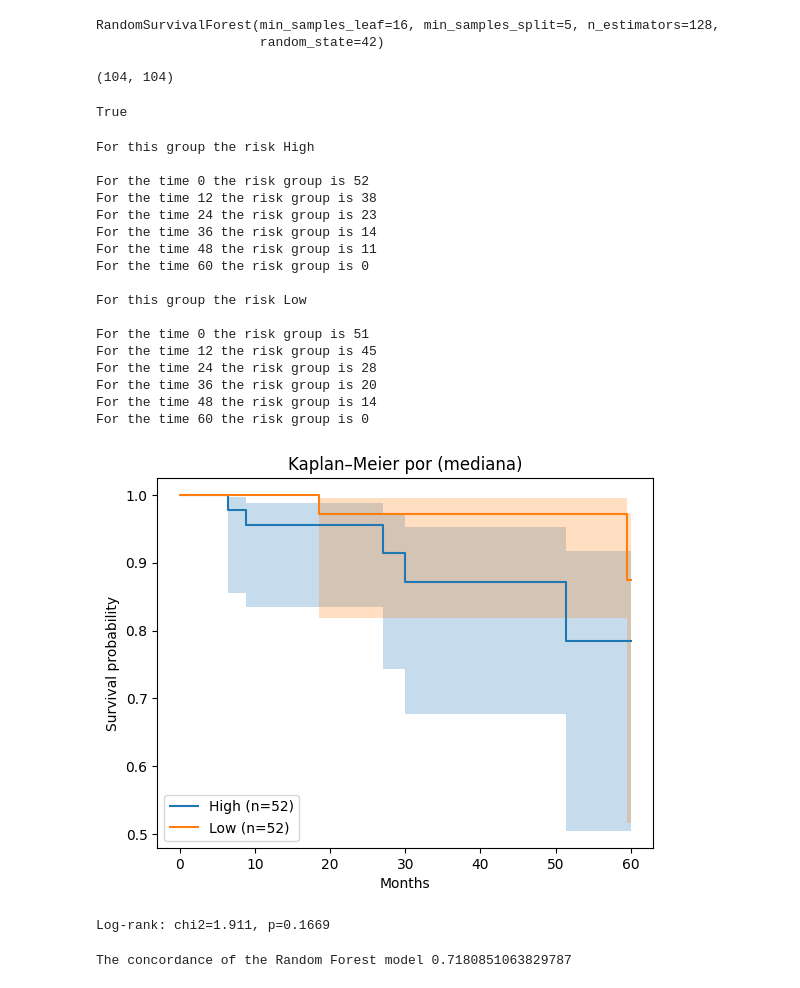
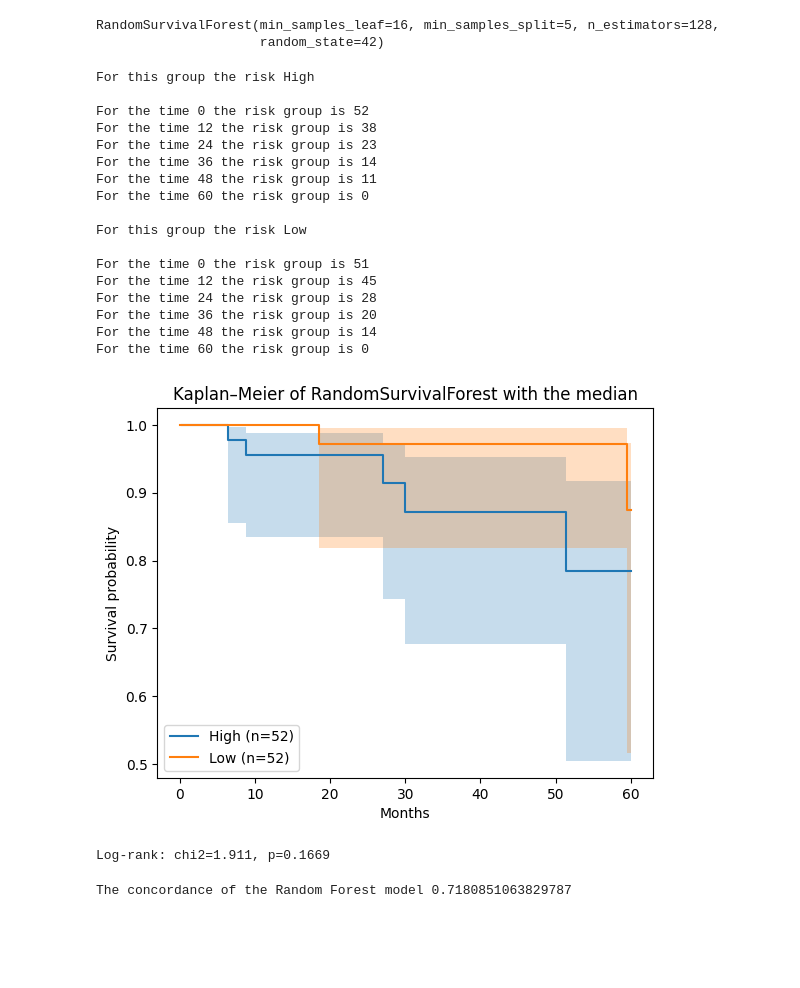
Before and after one commit to Fasmanuel2002/UPSA_Thesis_Research, a Jupyter notebook: research/notebooks/limma.ipynb, the cells around one changed output. Cells and saved outputs as stored; diff of their text form; code cells hidden in the pictures; blank space fills up the shorter version.

```diff
--- a/research/notebooks/limma.ipynb
+++ b/research/notebooks/limma.ipynb
@@ -447,34 +438,28 @@ RandomSurvivalForest(min_samples_leaf=16, min_samples_split=5, n_estimators=128,
 # %%
 
 risk = random_forest_model.predict(X_test)
-len(risk), len(X_test)
+assert (len(risk) == len(X_test))
-# %% [output]
-(104, 104)
-# %%
-len(risk) == len(Y_test)
-# %% [output]
-True
 # %%
-chisq_forest, p_value_forest=k_m_surv(risk, Y_test)
+chisq_forest, p_value_forest=k_m_surv(risk, Y_test, "RandomSurvivalForest")
 # %% [output]
 For this group the risk High
 
 For the time 0 the risk group is 52
 For the time 12 the risk group is 38
 For the time 24 the risk group is 23
 For the time 36 the risk group is 14
 For the time 48 the risk group is 11
 For the time 60 the risk group is 0
 
 For this group the risk Low
 
 For the time 0 the risk group is 51
 For the time 12 the risk group is 45
 For the time 24 the risk group is 28
 For the time 36 the risk group is 20
 For the time 48 the risk group is 14
 For the time 60 the risk group is 0
-[figure, old version]
+[figure, new version]
 Log-rank: chi2=1.911, p=0.1669
 # %%
 print(f"The concordance of the Random Forest model {random_forest_model.score(X_test, Y_test)}")
```
Also changed, not shown: parts of 10 cells of this notebook.
